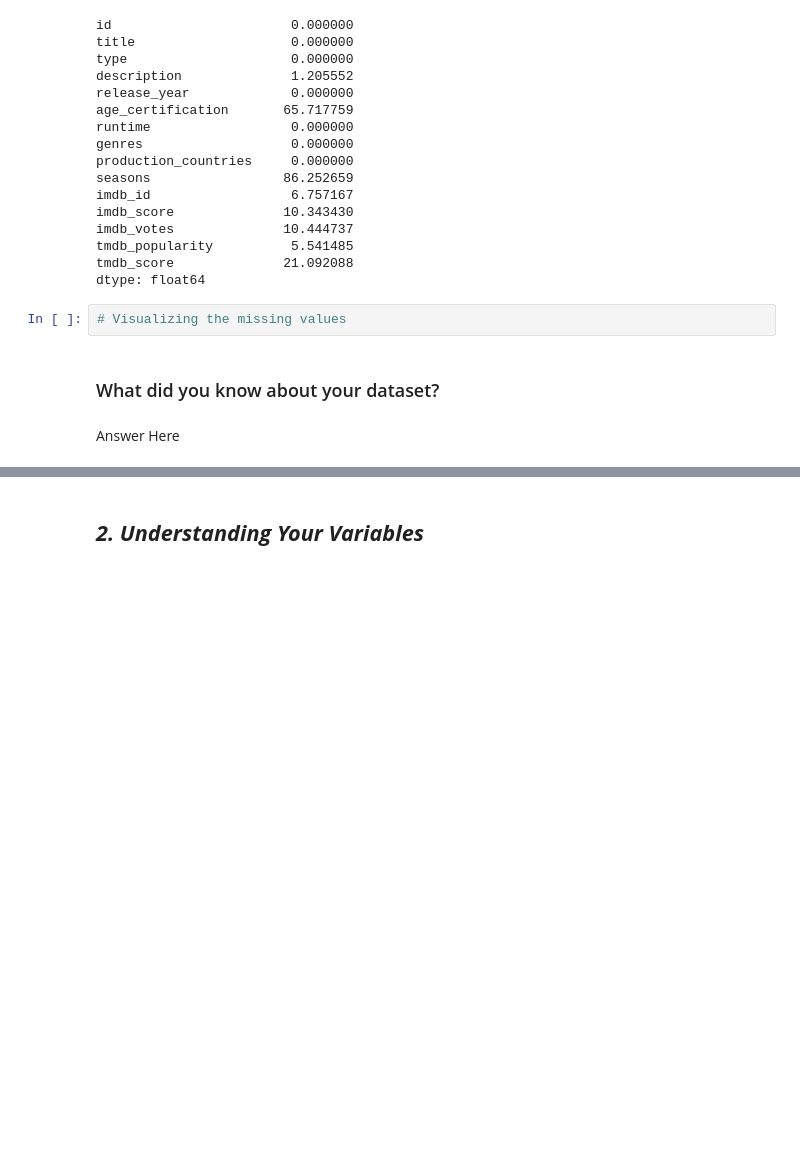
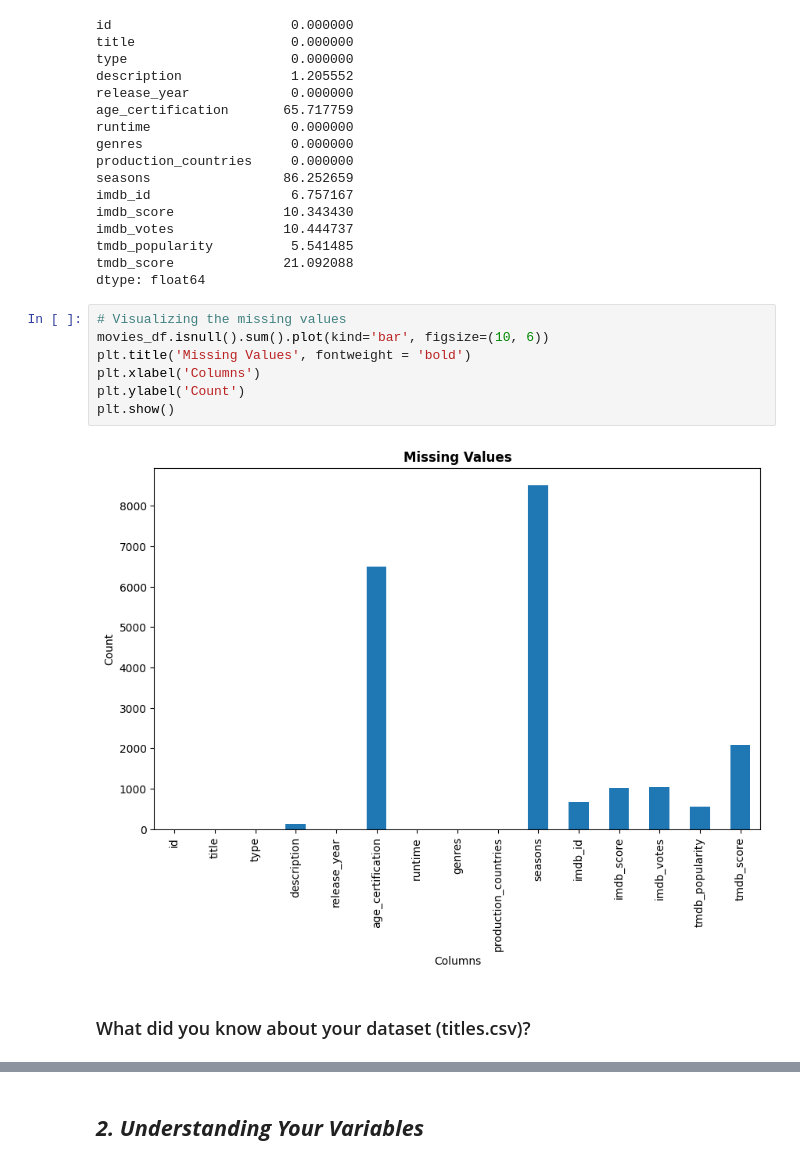
Before and after one commit to Ankush432-cloud/Amazon_Prime_TV_Shows_and_Movies_EDA_Project, a Jupyter notebook: Amazon_Prime_TV_Shows_and_Movies_EDA.ipynb, the cells around one changed output, grey strips where cells are left out. Drawn from its saved outputs; the diff is of its cells as text; blank space fills up the shorter version.

```diff
--- a/Amazon_Prime_TV_Shows_and_Movies_EDA.ipynb
+++ b/Amazon_Prime_TV_Shows_and_Movies_EDA.ipynb
@@ -181,9 +181,14 @@ imdb_votes              10.444737
 tmdb_popularity          5.541485
 tmdb_score              21.092088
 dtype: float64
-# %%
-# Visualizing the missing values
+# %%
+# Visualizing the missing values
+movies_df.isnull().sum().plot(kind='bar', figsize=(10, 6))
+plt.title('Missing Values', fontweight = 'bold')
+plt.xlabel('Columns')
+plt.ylabel('Count')
+plt.show()
+# %% [output]
+[figure, added]
 # %% [markdown]
-### What did you know about your dataset?
+### What did you know about your dataset (titles.csv)?
-# %% [markdown]
-Answer Here
```
Also changed, not shown: parts of 1 cell of this notebook.
